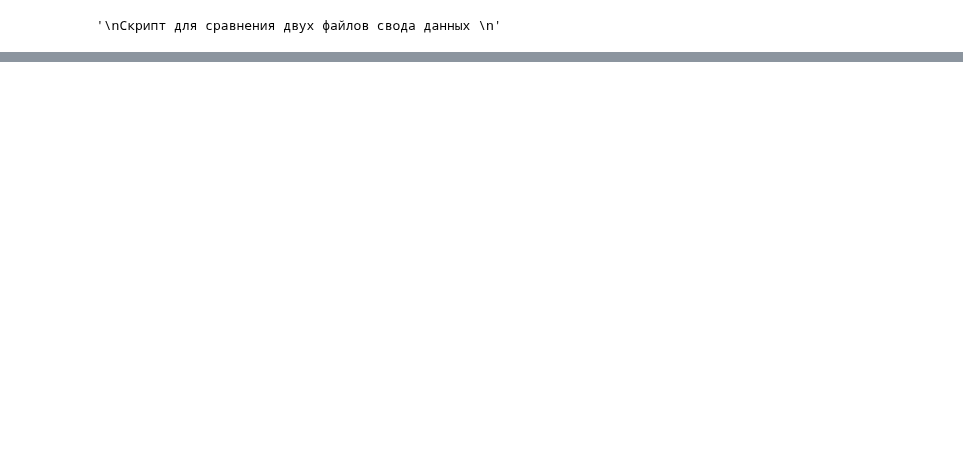
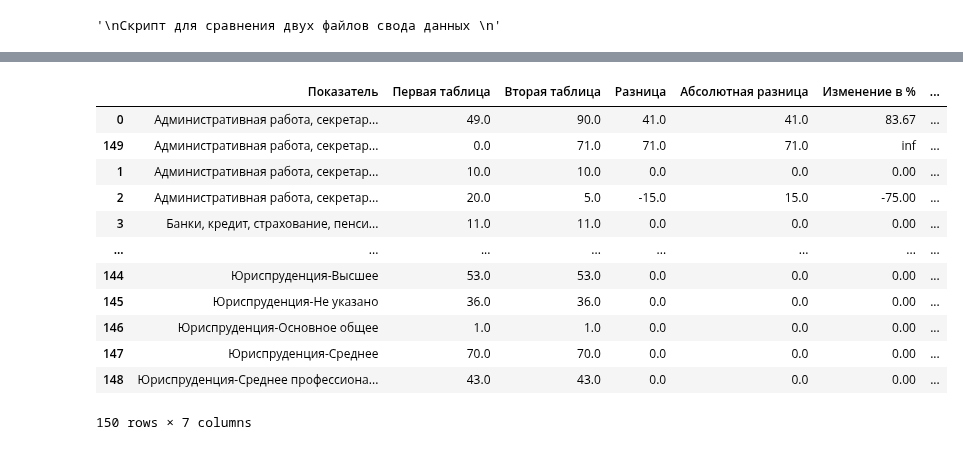
Before and after one commit to t0r1n88/Dodger_2023, a Jupyter notebook: contrast_data_trudvsem.ipynb, the cells around one changed output, grey strips where cells are left out. Cells and saved outputs as stored; diff of their text form; code cells hidden in the pictures; blank space fills up the shorter version.

```diff
--- a/contrast_data_trudvsem.ipynb
+++ b/contrast_data_trudvsem.ipynb
@@ -129,0 +168,16 @@ merge_df
+# %%
+merge_df
+# %% [output]
+|  | Показатель | Первая таблица | Вторая таблица | Разница | Абсолютная разница | Изменение в % | ... |
+| 0 | Административная работа, секретар... | 49.0 | 90.0 | 41.0 | 41.0 | 83.67 | ... |
+| 149 | Административная работа, секретар... | 0.0 | 71.0 | 71.0 | 71.0 | inf | ... |
+| 1 | Административная работа, секретар... | 10.0 | 10.0 | 0.0 | 0.0 | 0.00 | ... |
+| 2 | Административная работа, секретар... | 20.0 | 5.0 | -15.0 | 15.0 | -75.00 | ... |
+| 3 | Банки, кредит, страхование, пенси... | 11.0 | 11.0 | 0.0 | 0.0 | 0.00 | ... |
+| ... | ... | ... | ... | ... | ... | ... | ... |
+| 144 | Юриспруденция-Высшее | 53.0 | 53.0 | 0.0 | 0.0 | 0.00 | ... |
+| 145 | Юриспруденция-Не указано | 36.0 | 36.0 | 0.0 | 0.0 | 0.00 | ... |
+| 146 | Юриспруденция-Основное общее | 1.0 | 1.0 | 0.0 | 0.0 | 0.00 | ... |
+| 147 | Юриспруденция-Среднее | 70.0 | 70.0 | 0.0 | 0.0 | 0.00 | ... |
+| 148 | Юриспруденция-Среднее профессиона... | 43.0 | 43.0 | 0.0 | 0.0 | 0.00 | ... |
+150 rows × 7 columns
```
Also changed, not shown: parts of 16 cells of this notebook.
